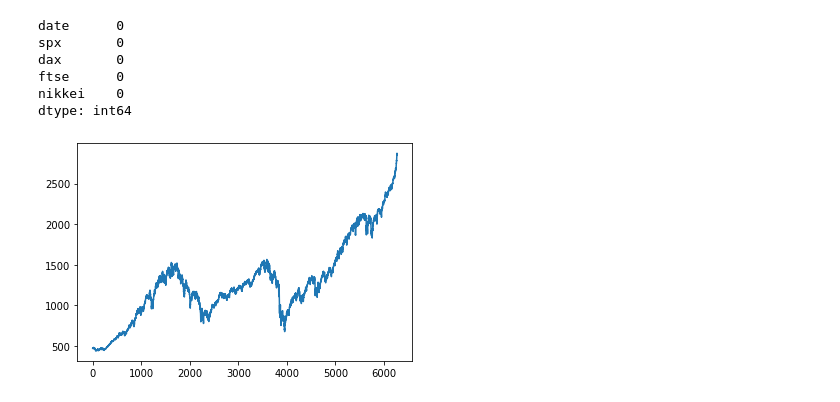
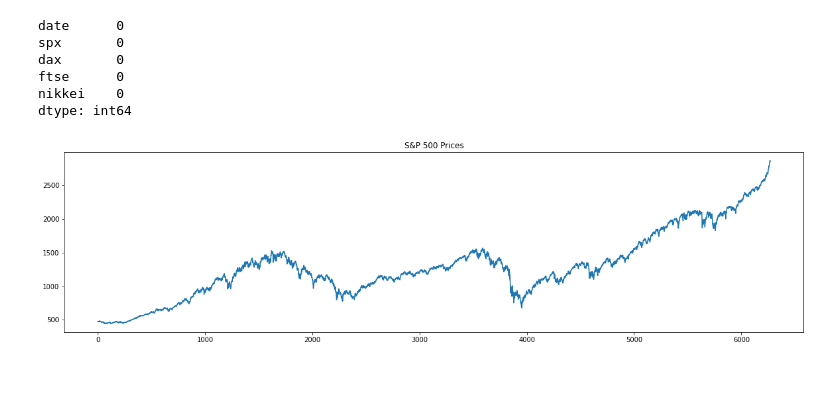
Before and after one commit to rvjh/PythonPractice, a Jupyter notebook: Time_Series_1.ipynb, the cells around one changed output. Saved outputs shown, nothing was run; the diff lists cells and outputs as text; code cells hidden in the pictures.

```diff
--- a/Time_Series_1.ipynb
+++ b/Time_Series_1.ipynb
@@ -45,7 +45,7 @@ ftse      0
 nikkei    0
 dtype: int64
 # %%
-df_comp.spx.plot()
+df_comp.spx.plot(figsize=(20,5),title = 'S&P 500 Prices')
 plt.show()
 # %% [output]
-[figure, old version]
+[figure, new version]
```
Also changed, not shown: parts of 4 cells of this notebook.
